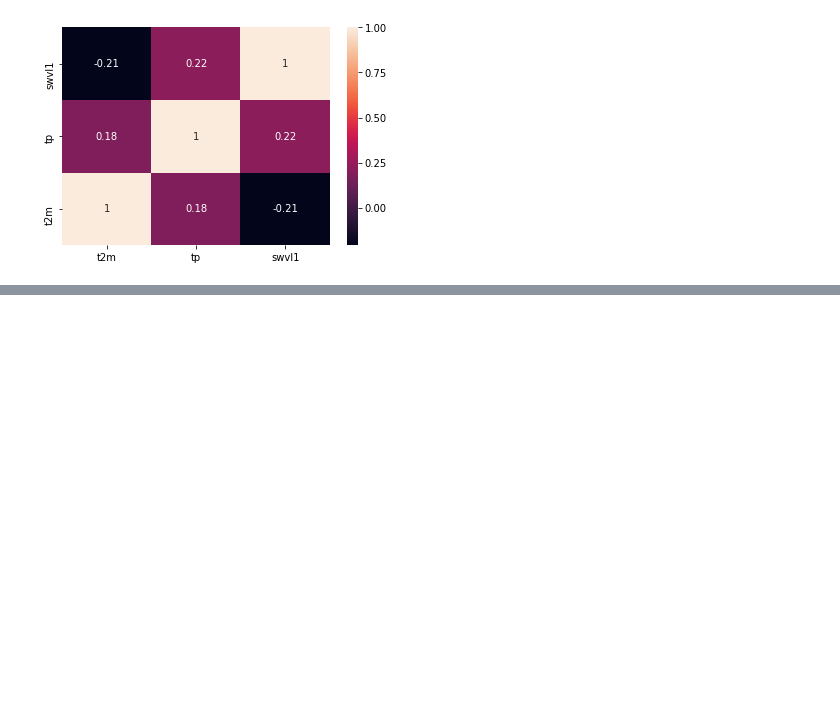
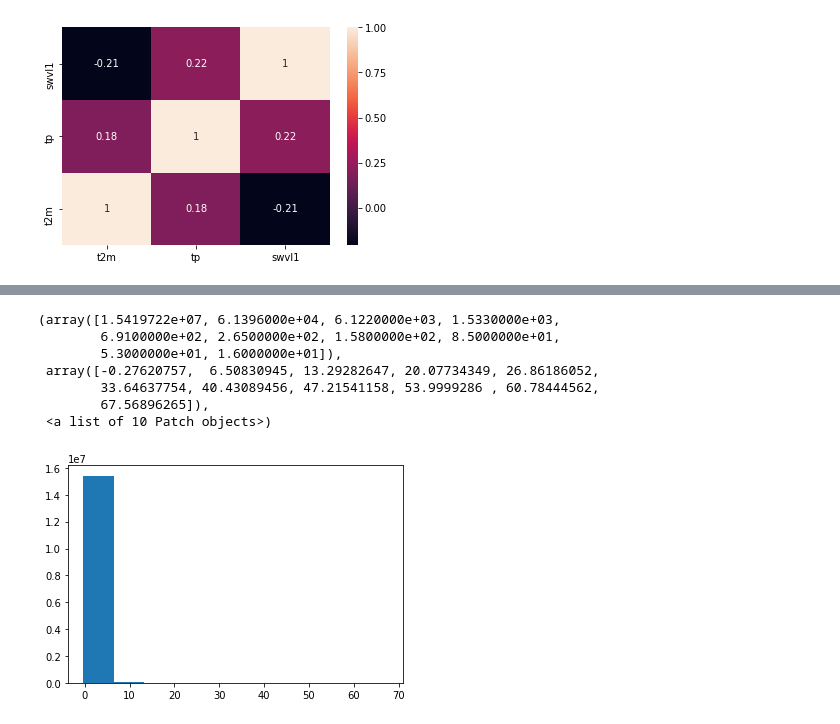
Before and after one commit to visvash/Climate-Informatics, a Jupyter notebook: Climate Informatics Project.ipynb, the cells around one changed output, grey strips where cells are left out. Drawn from its saved outputs; the diff is of its cells as text; code cells hidden in the pictures; blank space fills up the shorter version.

```diff
--- a/Climate Informatics Project.ipynb
+++ b/Climate Informatics Project.ipynb
@@ -736,0 +733,11 @@ Coordinates:
+# %%
+plt.hist(q,bins=10)
+# %% [output]
+(array([1.5419722e+07, 6.1396000e+04, 6.1220000e+03, 1.5330000e+03,
+        6.9100000e+02, 2.6500000e+02, 1.5800000e+02, 8.5000000e+01,
+        5.3000000e+01, 1.6000000e+01]),
+ array([-0.27620757,  6.50830945, 13.29282647, 20.07734349, 26.86186052,
+        33.64637754, 40.43089456, 47.21541158, 53.9999286 , 60.78444562,
+        67.56896265]),
+ <a list of 10 Patch objects>)
+[figure, added]
```
Also changed, not shown: parts of 17 cells of this notebook.
